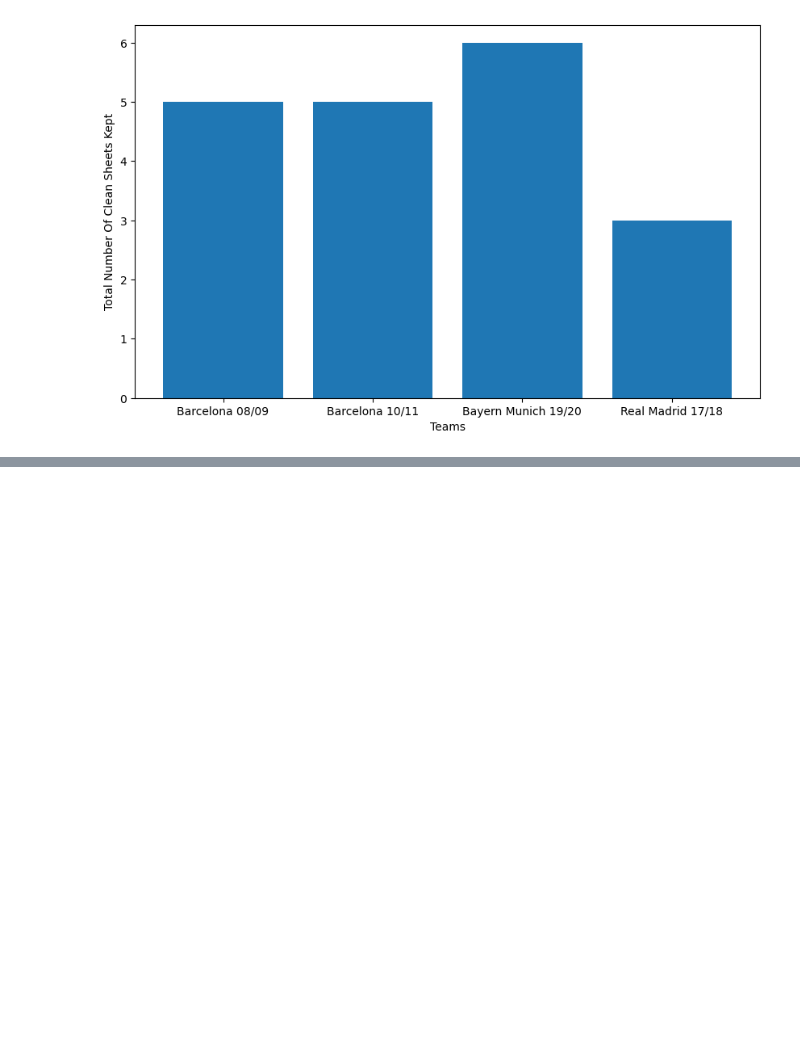
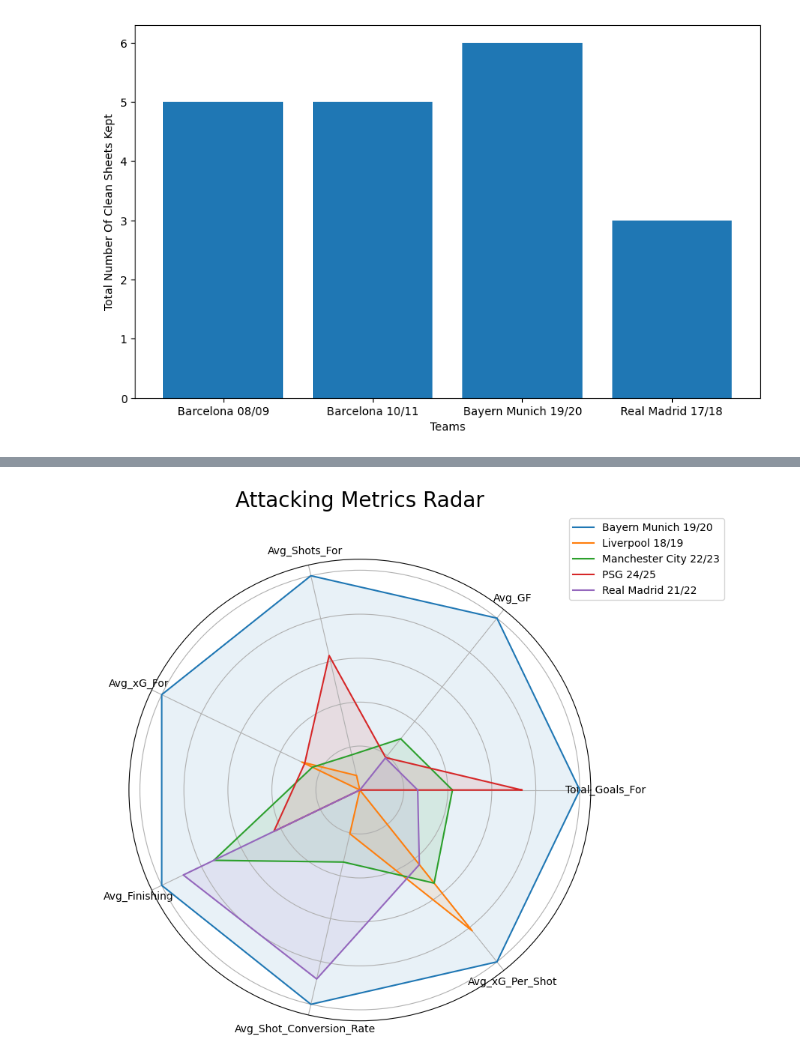
Before and after one commit to lawgalyadel/UCL-Dominance, a Jupyter notebook: UCLAnalysis.ipynb, the cells around one changed output, grey strips where cells are left out. Cells and saved outputs as stored; diff of their text form; code cells hidden in the pictures; blank space fills up the shorter version.

```diff
--- a/UCLAnalysis.ipynb
+++ b/UCLAnalysis.ipynb
@@ -133,0 +248,7 @@ plt.show()
+# %%
+UCLTeamsModern["Outcome"] = np.where(UCLTeamsModern["GF"] > UCLTeamsModern["GA"], 'Win',
+                      np.where(UCLTeamsModern["GF"] < UCLTeamsModern["GA"], 'Loss', 'Draw'))
+UCLTeamsModern["Points"] = np.where(UCLTeamsModern["Outcome"] == 'Win', 3,
+                      np.where(UCLTeamsModern["Outcome"] == 'Draw', 1, 0))
+UCLTeamsModern["CleanSheet"] = np.where(UCLTeamsModern["GA"] == 0, True, False)
+print(UCLTeamsModern)
@@ -133,0 +275,7 @@ plt.show()
+# %%
+UCLTeamsModern["GD"] = UCLTeamsModern["GF"] - UCLTeamsModern["GA"]
+UCLTeamsModern["xGD"] = UCLTeamsModern["xG_For"] - UCLTeamsModern["xG_Against"]
+UCLTeamsModern["Finishing"] = UCLTeamsModern["GF"] - UCLTeamsModern["xG_For"]
+UCLTeamsModern["Shot_Conversion_Rate"] = ((UCLTeamsModern["GF"] / UCLTeamsModern["Shots_For"]) * 100).fillna(0)
+UCLTeamsModern["xG_Per_Shot"] = (UCLTeamsModern["xG_For"] / UCLTeamsModern["Shots_For"]).fillna(0)
+print(UCLTeamsModern)
@@ -133,0 +355,30 @@ plt.show()
+# %%
+AttackingSummary = UCLTeamsModern.groupby('Team').agg(
+    Total_Goals_For=('GF', 'sum'),
+    Avg_GF=('GF', 'mean'),
+    Avg_Shots_For=('Shots_For', 'mean'),
+    Avg_xG_For=('xG_For', 'mean'),
+    Avg_Finishing=('Finishing', 'mean'),
+    Avg_Shot_Conversion_Rate=('Shot_Conversion_Rate', 'mean'),
+    Avg_xG_Per_Shot=('xG_Per_Shot', 'mean')
+)
+AttackingSummary_scaled = AttackingSummary.apply(lambda x: (x - x.min()) / (x.max() - x.min()))
+labels = AttackingSummary.columns
+num_vars = len(labels)
+angles = np.linspace(0, 2 * np.pi, num_vars, endpoint=False).tolist()
+angles += angles[:1]
+fig, ax = plt.subplots(figsize=(8, 8), subplot_kw=dict(polar=True))
+for index, row in AttackingSummary_scaled.iterrows():
+    values = row.values.flatten().tolist()
+    values += values[:1]
+    ax.plot(angles, values, label=index)
+    ax.fill(angles, values, alpha=0.1)
+ax.set_yticklabels([])
+ax.set_xticks(angles[:-1])
+ax.set_xticklabels(labels)
+plt.title('Attacking Metrics Radar', size=20, y=1.1)
+plt.legend(loc='upper right', bbox_to_anchor=(1.3, 1.1))
+plt.savefig('attacking_radar.png')
+plt.show()
+# %% [output]
+[figure, added]
```
Also changed, not shown: parts of 17 cells of this notebook, 9 other files.
